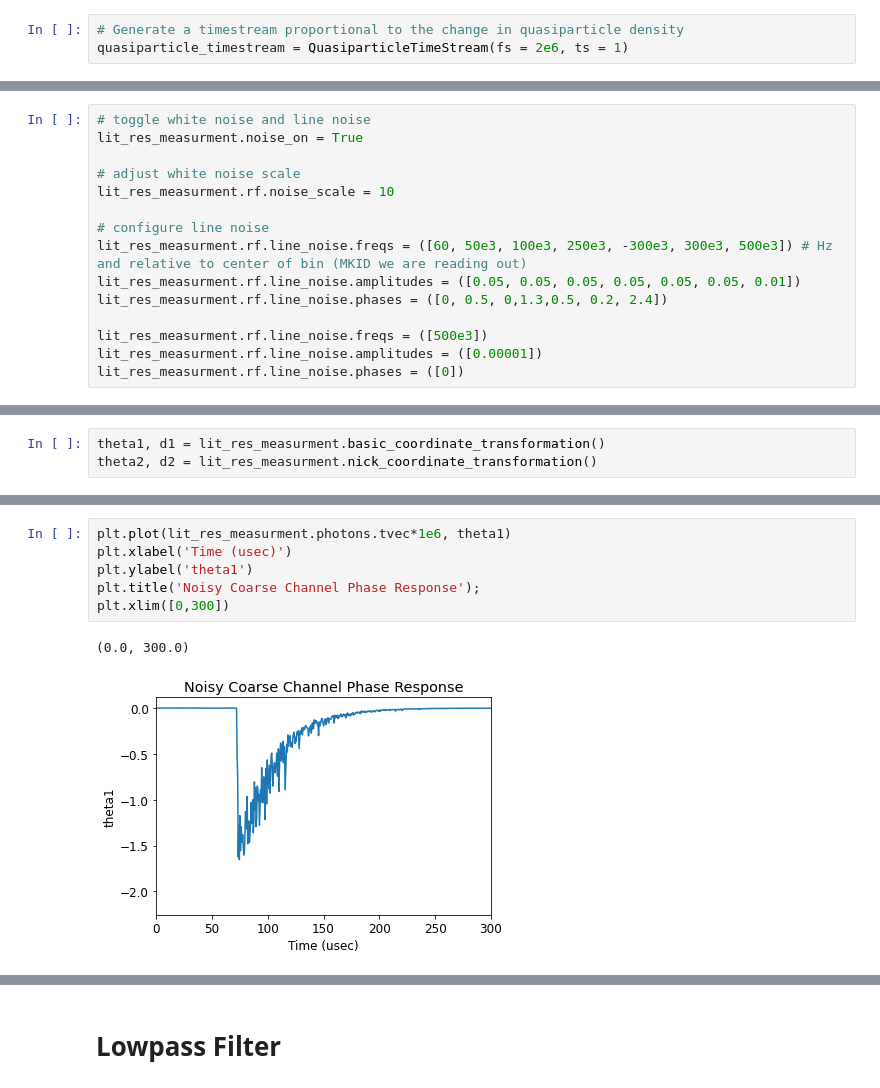
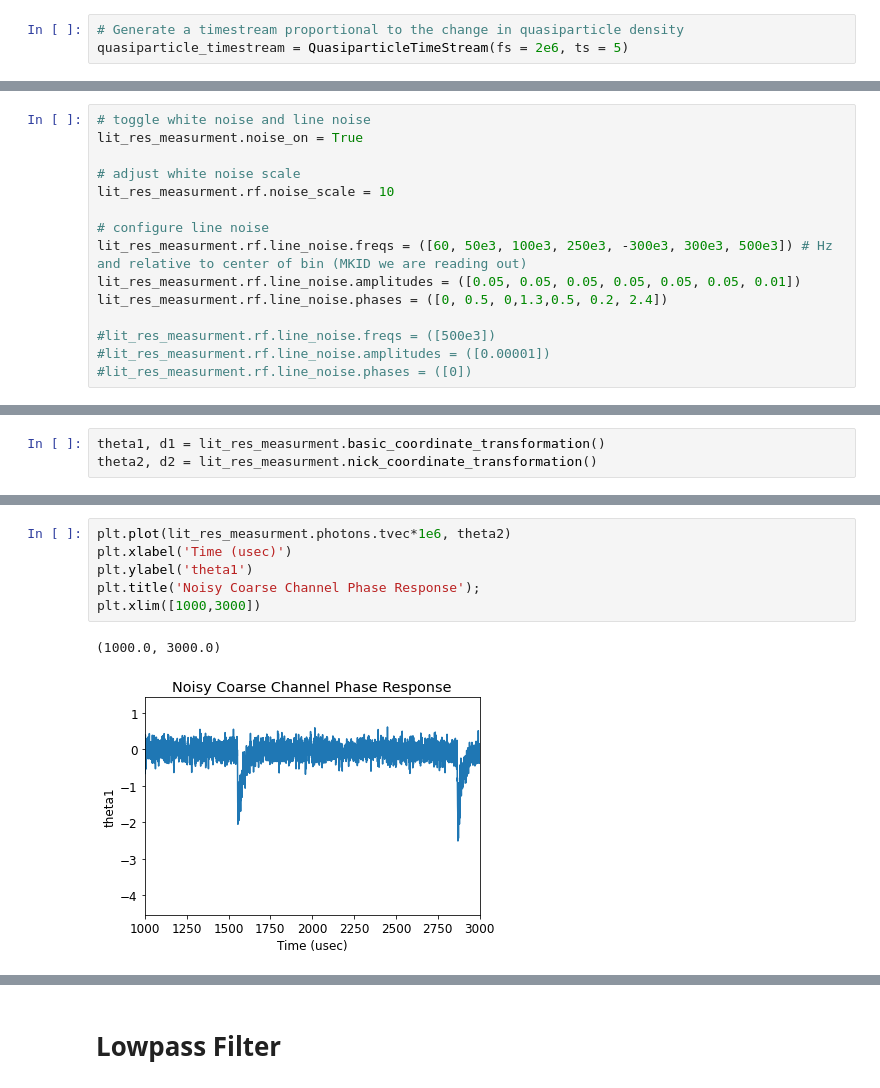
Before and after one commit to MazinLab/MKIDReadoutAnalysis, a Jupyter notebook: Example.ipynb, the cells around one changed output, grey strips where cells are left out. Cells and saved outputs as stored; diff of their text form.

```diff
--- a/Example.ipynb
+++ b/Example.ipynb
@@ -13,7 +13,7 @@ import copy
 %matplotlib inline
 # %%
 # Generate a timestream proportional to the change in quasiparticle density
-quasiparticle_timestream = QuasiparticleTimeStream(fs = 2e6, ts = 1)
+quasiparticle_timestream = QuasiparticleTimeStream(fs = 2e6, ts = 5)
 # %%
 # Plot the raw data
 quasiparticle_timestream.plot_timeseries(quasiparticle_timestream.data)
@@ -120,6 +120,6 @@ lit_res_measurment.rf.line_noise.freqs = ([60, 50e3, 100e3, 250e3, -300e3, 300e3
 lit_res_measurment.rf.line_noise.amplitudes = ([0.05, 0.05, 0.05, 0.05, 0.05, 0.05, 0.01])
 lit_res_measurment.rf.line_noise.phases = ([0, 0.5, 0,1.3,0.5, 0.2, 2.4])
 
-lit_res_measurment.rf.line_noise.freqs = ([500e3])
-lit_res_measurment.rf.line_noise.amplitudes = ([0.00001])
-lit_res_measurment.rf.line_noise.phases = ([0])
+#lit_res_measurment.rf.line_noise.freqs = ([500e3])
+#lit_res_measurment.rf.line_noise.amplitudes = ([0.00001])
+#lit_res_measurment.rf.line_noise.phases = ([0])
@@ -148,12 +156,12 @@ plt.title('Noisy Coarse Channel Phase Response');
 # %%
-plt.plot(lit_res_measurment.photons.tvec*1e6, theta1)
+plt.plot(lit_res_measurment.photons.tvec*1e6, theta2)
 plt.xlabel('Time (usec)')
 plt.ylabel('theta1')
 plt.title('Noisy Coarse Channel Phase Response');
-plt.xlim([0,300])
+plt.xlim([1000,3000])
 # %% [output]
-(0.0, 300.0)
+(1000.0, 3000.0)
-[figure, old version]
+[figure, new version]
 # %%
 plot_psd(theta1, lit_res_measurment.photons.fs)
 # %% [output]
```
Also changed, not shown: parts of 28 cells of this notebook, 2 other files.
